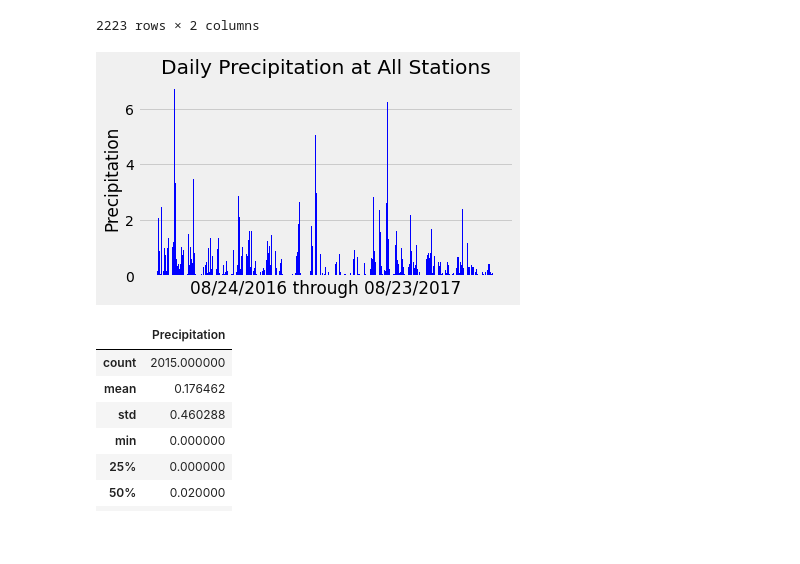
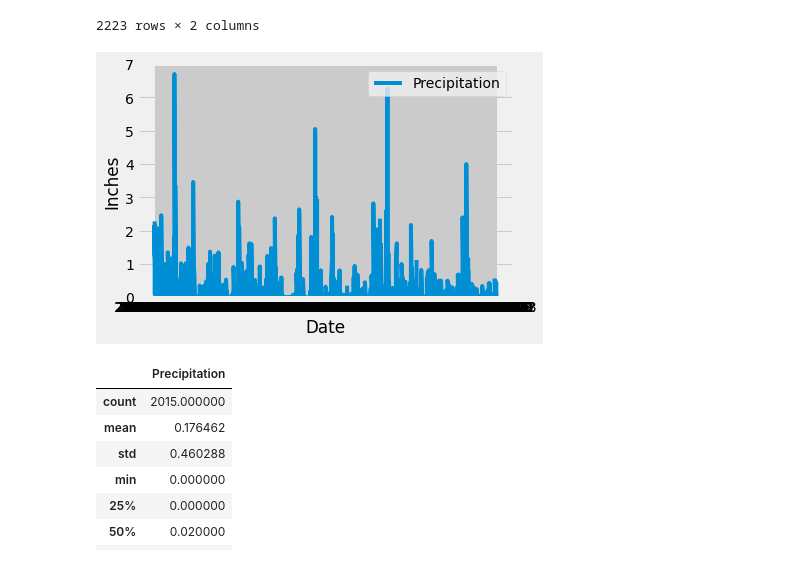
Before and after one commit to HopeNeely/sqlalchemy-challenge, a Jupyter notebook: climate.ipynb, the cells around one changed output. Cells and saved outputs as stored; diff of their text form; code cells hidden in the pictures; blank space fills up the shorter version.

Commit message:
Updated plots again. Still not quite right, but better.

```diff
--- a/climate.ipynb
+++ b/climate.ipynb
@@ -115,19 +115,18 @@ measurement_df
 2223 rows × 2 columns
 # %%
 # Use Pandas Plotting with Matplotlib to plot the data
-plt.bar(measurement_df['Date'], measurement_df['Precipitation'], color="b", align="center")
-plt.title("Daily Precipitation at All Stations")
-plt.xlabel("08/24/2016 through 08/23/2017")
-plt.ylabel("Precipitation")
+plt.plot(measurement_df['Date'], measurement_df['Precipitation'], label='Precipitation')
+#plt.title("Daily Precipitation at All Stations")
+plt.xlabel("Date")
+plt.ylabel("Inches")
+plt.legend(loc="upper right")
+plt.ylim(0, 7)
 
-locator = mdate.YearLocator()
-plt.gca().xaxis.set_major_locator(locator)
 
-plt.gcf().autofmt_xdate()
 plt.savefig("DailyPrecipBar.png")
 plt.show()
 # %% [output]
-[figure, old version]
+[figure, new version]
 # %%
 # Use Pandas to calcualte the summary statistics for the precipitation data
 measurement_df.describe()
```
Also changed, not shown: parts of 5 cells of this notebook, 2 other files.
